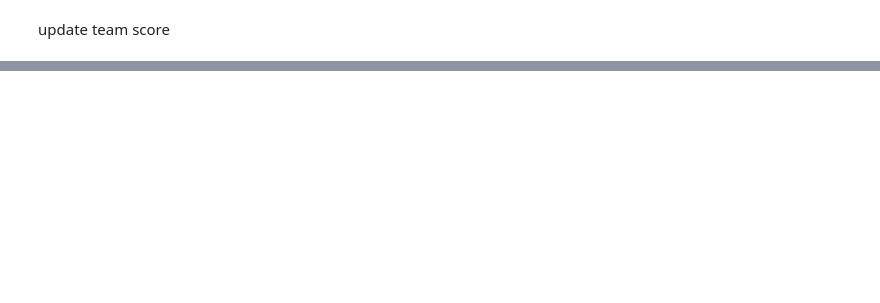
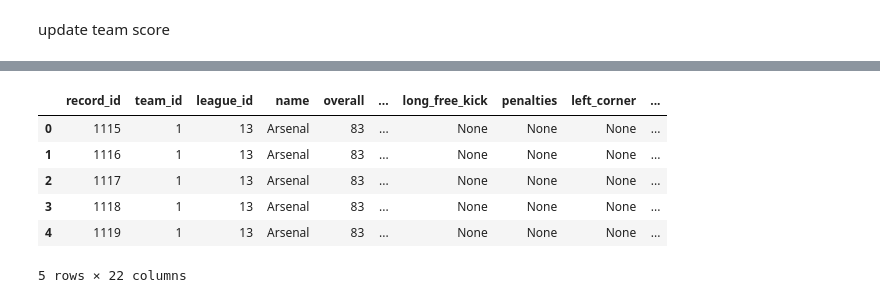
Before and after one commit to sthakuri/DS-SF-36, a Jupyter notebook: final-project/1/final-project-1-data-scrapping-sofifa.ipynb, the cells around one changed output, grey strips where cells are left out. Saved outputs shown, nothing was run; the diff lists cells and outputs as text; code cells hidden in the pictures; blank space fills up the shorter version.

```diff
--- a/final-project/1/final-project-1-data-scrapping-sofifa.ipynb
+++ b/final-project/1/final-project-1-data-scrapping-sofifa.ipynb
@@ -398,0 +497,10 @@ def player_wage(row):
+# %%
+df_teams_epl.head()
+# %% [output]
+|  | record_id | team_id | league_id | name | overall | ... | long_free_kick | penalties | left_corner | ... |
+| 0 | 1115 | 1 | 13 | Arsenal | 83 | ... | None | None | None | ... |
+| 1 | 1116 | 1 | 13 | Arsenal | 83 | ... | None | None | None | ... |
+| 2 | 1117 | 1 | 13 | Arsenal | 83 | ... | None | None | None | ... |
+| 3 | 1118 | 1 | 13 | Arsenal | 83 | ... | None | None | None | ... |
+| 4 | 1119 | 1 | 13 | Arsenal | 83 | ... | None | None | None | ... |
+5 rows × 22 columns
```
Also changed, not shown: parts of 31 cells of this notebook, 1 other file.
